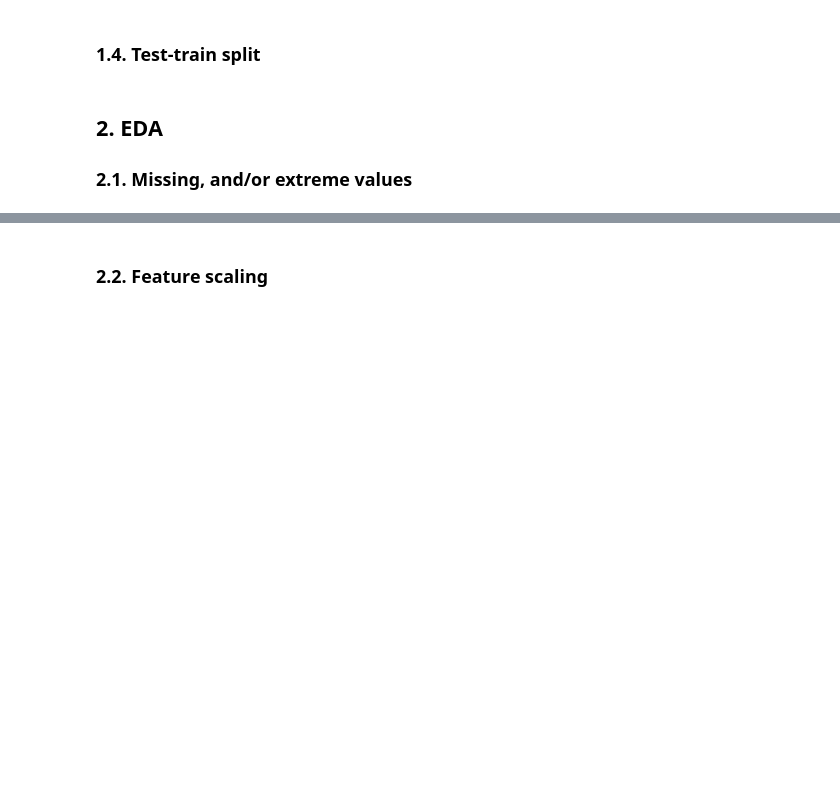
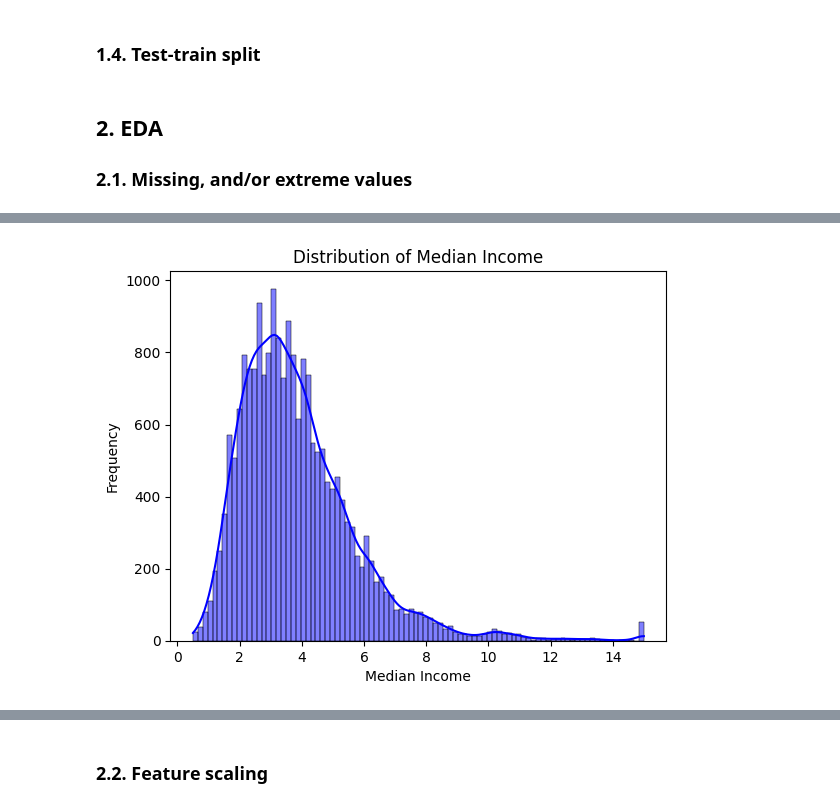
Before and after one commit to 4GeeksAcademy/MikeB-k-means, a Jupyter notebook: src/mvp.ipynb, the cells around one changed output, grey strips where cells are left out. Cells and saved outputs as stored; diff of their text form; code cells hidden in the pictures; blank space fills up the shorter version.

```diff
--- a/src/mvp.ipynb
+++ b/src/mvp.ipynb
@@ -58,0 +121,8 @@ memory usage: 483.9 KB
+# %%
+sns.histplot(data_df['MedInc'], kde=True, color='blue')
+plt.title('Distribution of Median Income')
+plt.xlabel('Median Income')
+plt.ylabel('Frequency')
+plt.show()
+# %% [output]
+[figure, added]
```
Also changed, not shown: parts of 20 cells of this notebook.
